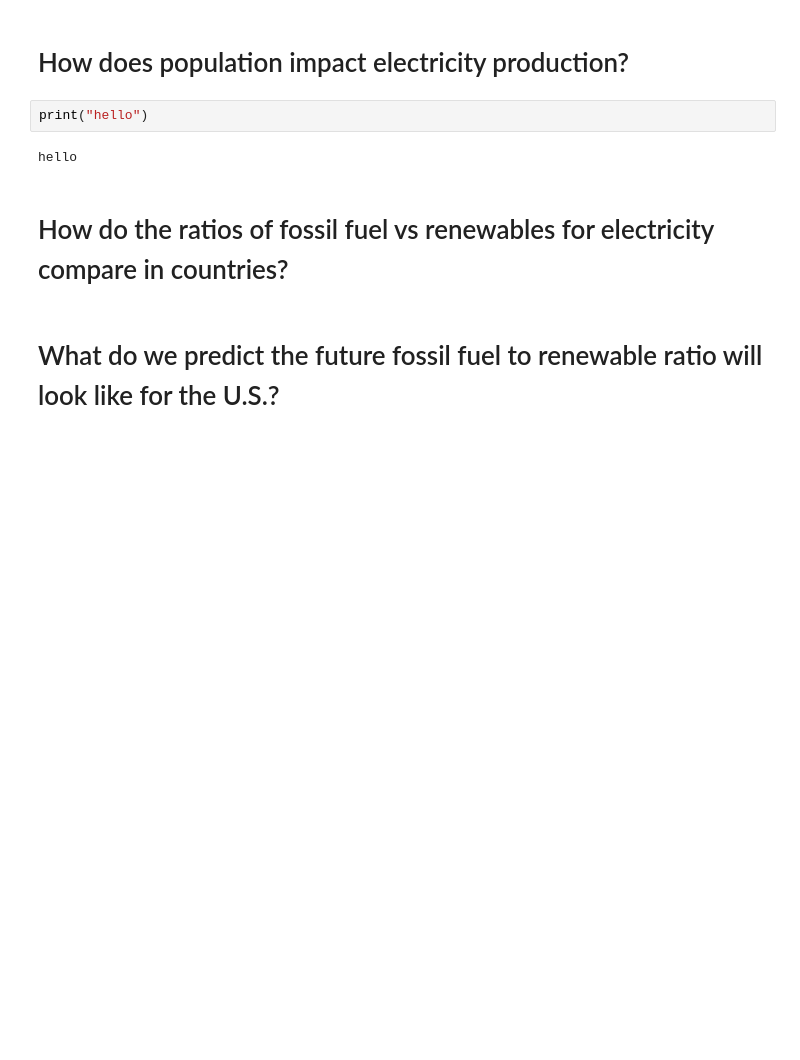
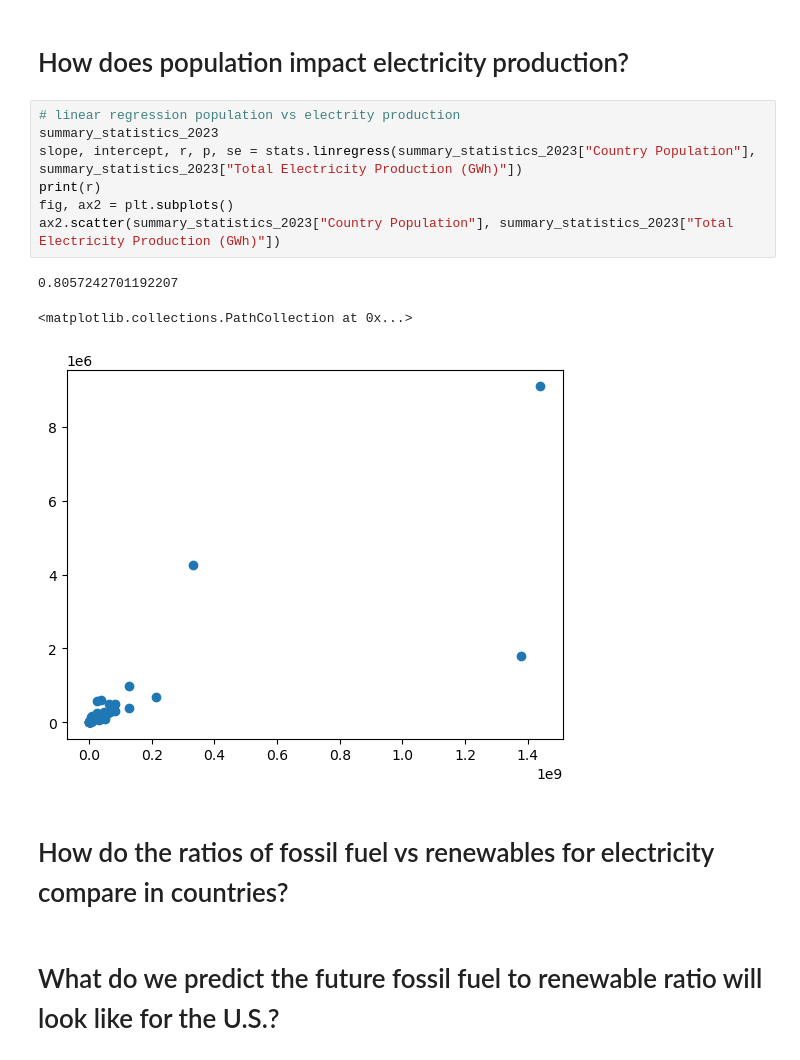
Before and after one commit to bburwinkel0721/Electric-Production, a Jupyter notebook: electricity_anaylsis.ipynb, the cells around one changed output. Saved outputs shown, nothing was run; the diff lists cells and outputs as text; blank space fills up the shorter version.

Commit message:
population vs electricity regression

```diff
--- a/electricity_anaylsis.ipynb
+++ b/electricity_anaylsis.ipynb
@@ -339,10 +339,17 @@ monthly_averages_2023
 | United States | 213994.38 | 58920.67 | 2526.20 | 147815.88 | ... |
 # %% [markdown]
 # How does population impact electricity production?
-# %%
-print("hello")
-# %% [output]
-hello
+# %%
+# linear regression population vs electrity production
+summary_statistics_2023
+slope, intercept, r, p, se = stats.linregress(summary_statistics_2023["Country Population"], summary_statistics_2023["Total Electricity Production (GWh)"])
+print(r)
+fig, ax2 = plt.subplots()
+ax2.scatter(summary_statistics_2023["Country Population"], summary_statistics_2023["Total Electricity Production (GWh)"])
+# %% [output]
+0.8057242701192207
+<matplotlib.collections.PathCollection at 0x...>
+[figure, added]
 # %% [markdown]
 # How do the ratios of fossil fuel vs renewables for electricity compare in countries?
 # %% [markdown]
```
